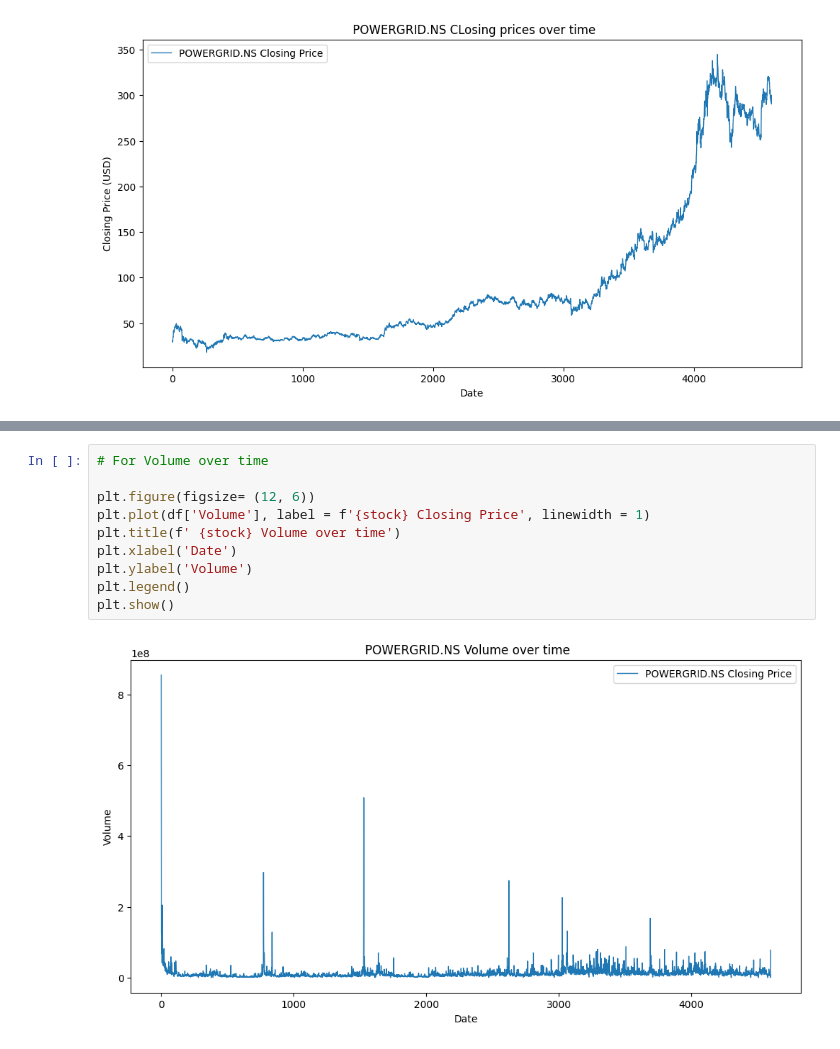
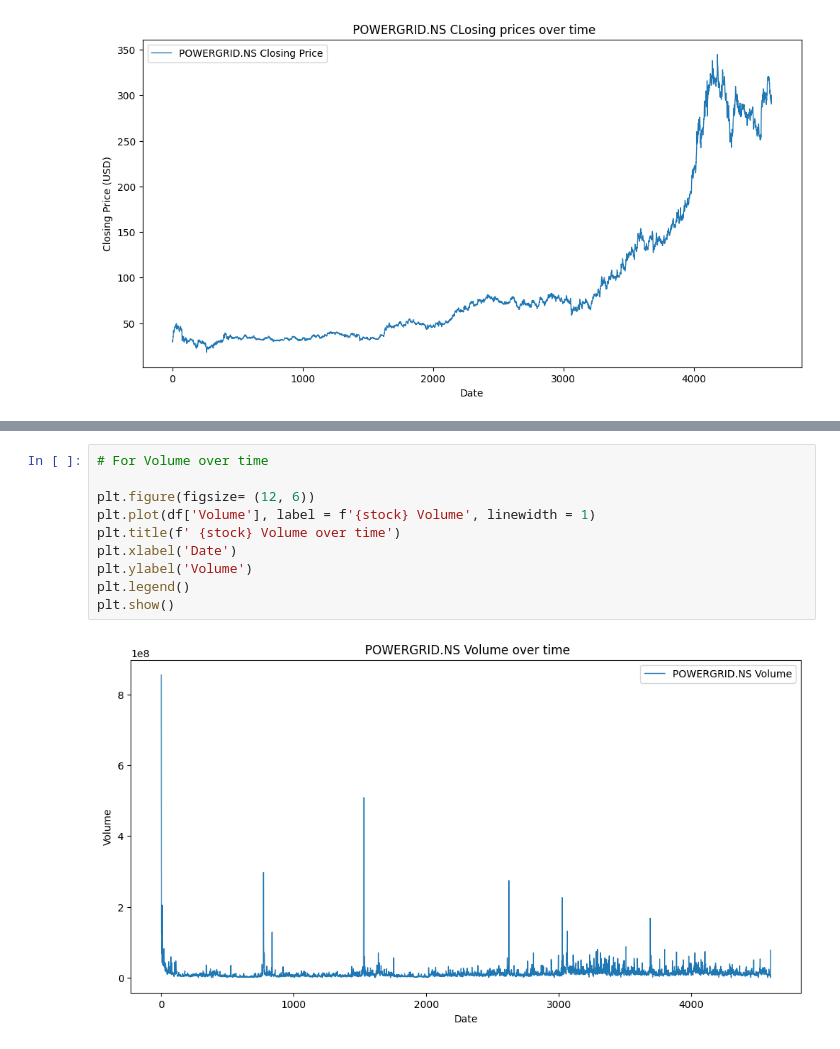
Before and after one commit to Dulyana-Silva/MLproject6-Stock-Trend-Prediction, a Jupyter notebook: Stock_Trend_Prediction.ipynb, the cells around one changed output, grey strips where cells are left out. Drawn from its saved outputs; the diff is of its cells as text.

```diff
--- a/Stock_Trend_Prediction.ipynb
+++ b/Stock_Trend_Prediction.ipynb
@@ -199,12 +199,12 @@ plt.show()
 # %%
 # For Volume over time
 
 plt.figure(figsize= (12, 6))
-plt.plot(df['Volume'], label = f'{stock} Closing Price', linewidth = 1)
+plt.plot(df['Volume'], label = f'{stock} Volume', linewidth = 1)
 plt.title(f' {stock} Volume over time')
 plt.xlabel('Date')
 plt.ylabel('Volume')
 plt.legend()
 plt.show()
 # %% [output]
-[figure, old version]
+[figure, new version]
```
Also changed, not shown: parts of 15 cells of this notebook.
